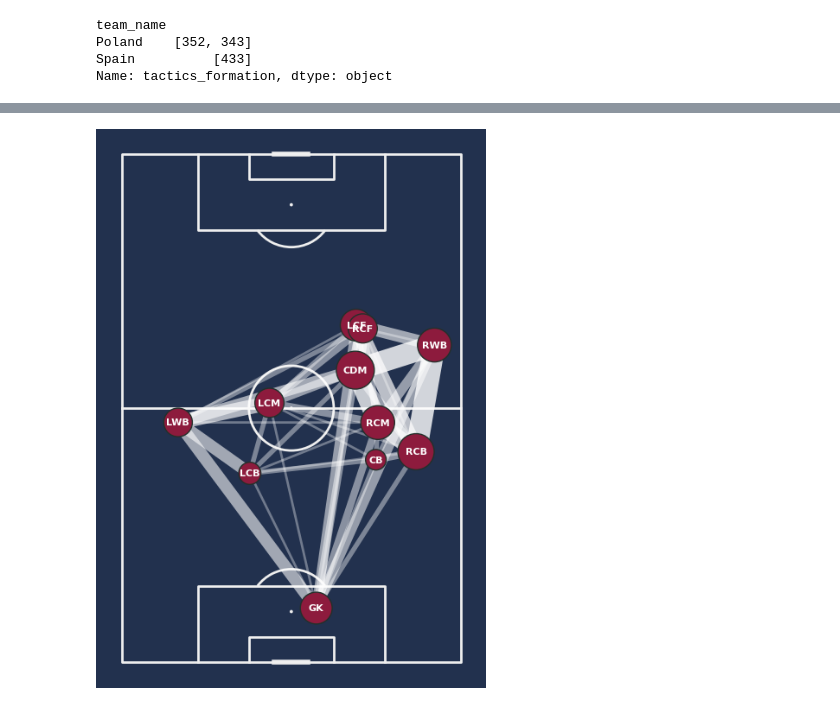
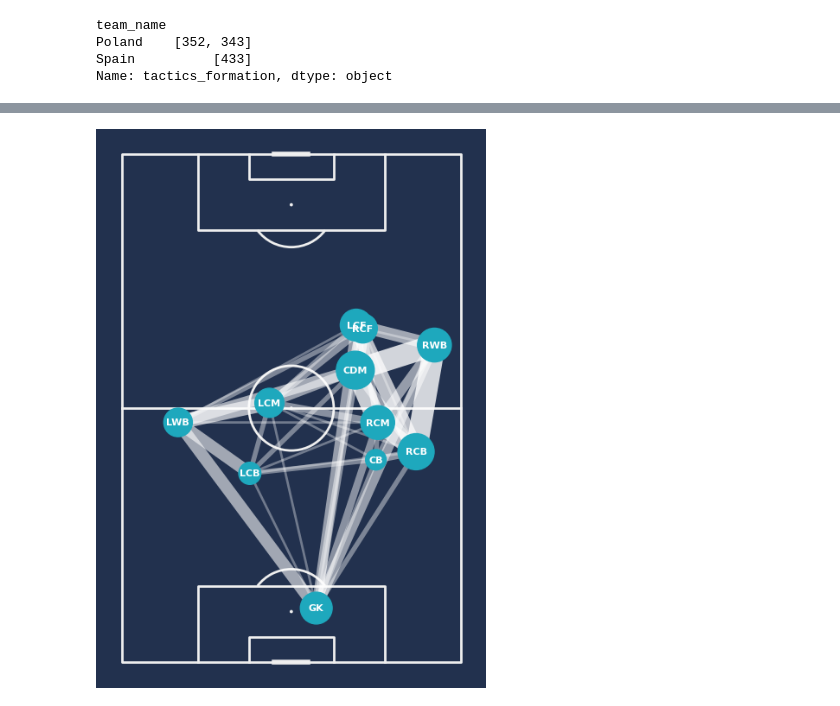
Before and after one commit to MikoPat/Football-statistical-visualisation, a Jupyter notebook: Poland/passNetwork_Euro.ipynb, the cells around one changed output, grey strips where cells are left out. Cells and saved outputs as stored; diff of their text form; code cells hidden in the pictures.

```diff
--- a/Poland/passNetwork_Euro.ipynb
+++ b/Poland/passNetwork_Euro.ipynb
@@ -91,18 +130,20 @@ color[:, 3] = c_transparency
 # %%
 pitch = VerticalPitch(pitch_type='statsbomb', pitch_color='#22314E', line_color='#efefef')
 fig, ax = pitch.draw(figsize=(4.4, 6.4), constrained_layout=True, tight_layout=False)
 fig.set_facecolor("#22314E")
 
 pass_lines = pitch.lines(passes_between.x, passes_between.y,
                          passes_between.x_end, passes_between.y_end, lw=passes_between.width,
                          color=color, zorder=1, ax=ax)
 
 pass_nodes = pitch.scatter(average_locs_and_count.x, average_locs_and_count.y,
                            s=average_locs_and_count.marker_size,
-                           color='#8D1B3D', edgecolors='#22312b', linewidth=1, alpha=1, ax=ax)
+                           color='#1EA8BD', edgecolors='#1EA8BD', linewidth=1, alpha=1, ax=ax)
 
 for index, row in average_locs_and_count.iterrows():
     pitch.annotate(row.name, xy=(row.x, row.y), c='white', va='center',
                    ha='center', size=8, weight='bold', ax=ax)
+
+plt.savefig('Images/passNetwork_Euro.png')
 # %% [output]
-[figure, old version]
+[figure, new version]
```
Also changed, not shown: parts of 4 cells of this notebook, 22 other files.
